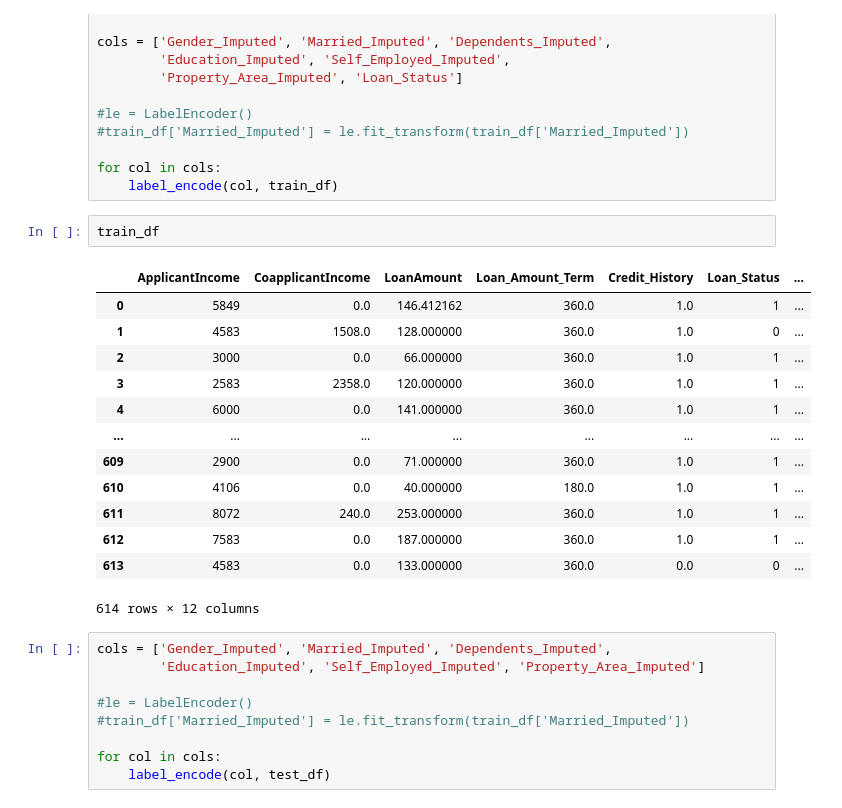
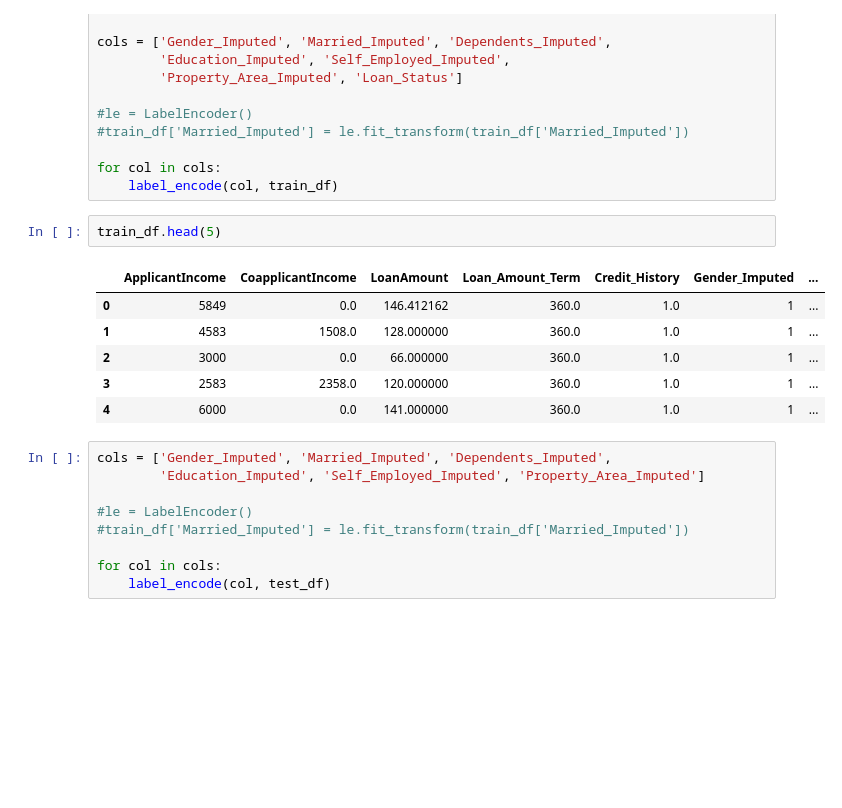
Before and after one commit to Jkfyr/Tin200, a Jupyter notebook: TIN200_ML.ipynb, the cells around one changed output. Drawn from its saved outputs; the diff is of its cells as text; blank space fills up the shorter version.

```diff
--- a/TIN200_ML.ipynb
+++ b/TIN200_ML.ipynb
@@ -313,21 +301,14 @@ cols = ['Gender_Imputed', 'Married_Imputed', 'Dependents_Imputed',
 for col in cols:
     label_encode(col, train_df)
 # %%
-train_df
+train_df.head(5)
 # %% [output]
-|  | ApplicantIncome | CoapplicantIncome | LoanAmount | Loan_Amount_Term | Credit_History | Loan_Status | ... |
+|  | ApplicantIncome | CoapplicantIncome | LoanAmount | Loan_Amount_Term | Credit_History | Gender_Imputed | ... |
 | 0 | 5849 | 0.0 | 146.412162 | 360.0 | 1.0 | 1 | ... |
-| 1 | 4583 | 1508.0 | 128.000000 | 360.0 | 1.0 | 0 | ... |
+| 1 | 4583 | 1508.0 | 128.000000 | 360.0 | 1.0 | 1 | ... |
 | 2 | 3000 | 0.0 | 66.000000 | 360.0 | 1.0 | 1 | ... |
 | 3 | 2583 | 2358.0 | 120.000000 | 360.0 | 1.0 | 1 | ... |
 | 4 | 6000 | 0.0 | 141.000000 | 360.0 | 1.0 | 1 | ... |
-| ... | ... | ... | ... | ... | ... | ... | ... |
-| 609 | 2900 | 0.0 | 71.000000 | 360.0 | 1.0 | 1 | ... |
-| 610 | 4106 | 0.0 | 40.000000 | 180.0 | 1.0 | 1 | ... |
-| 611 | 8072 | 240.0 | 253.000000 | 360.0 | 1.0 | 1 | ... |
-| 612 | 7583 | 0.0 | 187.000000 | 360.0 | 1.0 | 1 | ... |
-| 613 | 4583 | 0.0 | 133.000000 | 360.0 | 0.0 | 0 | ... |
-614 rows × 12 columns
 # %%
 cols = ['Gender_Imputed', 'Married_Imputed', 'Dependents_Imputed',
         'Education_Imputed', 'Self_Employed_Imputed', 'Property_Area_Imputed']
```
Also changed, not shown: parts of 19 cells of this notebook.
